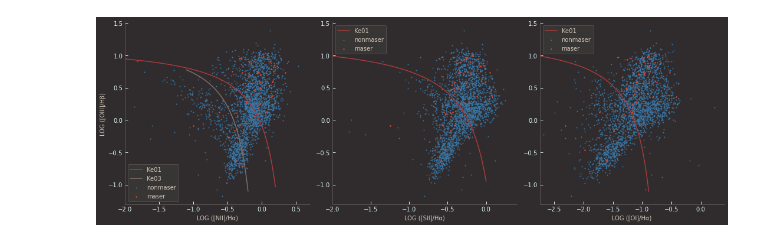
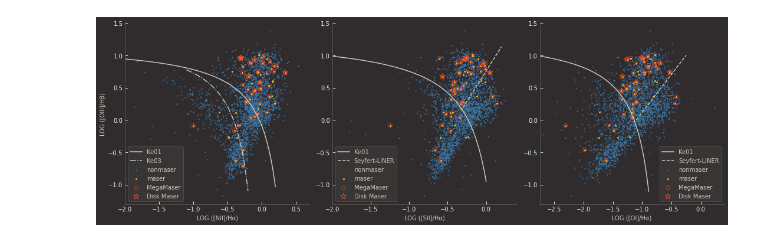
Before and after one commit to MaserResearchConstax23/pyscripts, a Jupyter notebook: optical_data_MPA.ipynb, the cells around one changed output. Drawn from its saved outputs; the diff is of its cells as text; code cells hidden in the pictures.

```diff
--- a/optical_data_MPA.ipynb
+++ b/optical_data_MPA.ipynb
@@ -45,7 +45,13 @@ x_columns = ["N2Ha", "S2Ha", "O1Ha"]
 x_col_labels = ["LOG ([NII]/Hα)","LOG ([SII]/Hα)","LOG ([OI]/Hα)"]
 y_data = all_df["O3Hb"].values
 is_maser = all_df["is_maser"].values
+maser_lum = all_df["maser_lum"].values
+maser_morphology = all_df["maser_morphology"].values
 
+# Create a scatter plot with a star shape marker
+star_marker = plt.Line2D([0.5, 1, 1.5, 0.75, 1.25, 0.5, 1, 1.5, 0.75, 1.25],
+                         [1, 0.75, 1, 0.5, 0.5, 0.25, 0.25, 0.5, 0.75, 0.75],
+                         color='red', marker='*', linestyle='', markersize=10)
 
 # Plotting the data
 for i, ax in enumerate(axes):
@@ -54,49 +60,62 @@ for i, ax in enumerate(axes):
     # Mask for maser and non-maser points
     maser_mask = is_maser == 1
     non_maser_mask = is_maser == 0
+    megamaser_mask = maser_lum >= 10
+    disk_mask = maser_morphology >= 3
+
 
 
     # Plotting non-maser points
     ax.scatter(x_data[non_maser_mask], y_data[non_maser_mask], color="#3978a8",s=1,label ="nonmaser")
 
     # Plotting maser points
-    ax.scatter(x_data[maser_mask], y_data[maser_mask], color="#e6482e",s=2,label="maser")
+    ax.scatter(x_data[maser_mask], y_data[maser_mask], color="#f4b41b",s=4,label="maser")
+    # Overplot megamasers
+    ax.scatter(x_data[megamaser_mask], y_data[megamaser_mask], color="#e6482e",s=40,marker='o',label="MegaMaser",facecolors='none',linewidths=.75)
+    # Overplot disks
+    ax.scatter(x_data[disk_mask], y_data[disk_mask], color="#e6482e",s=100,marker="*",label="Disk Maser",facecolors='none')
 
     if i == 0:
         xvals=np.linspace(-3.5,0.2,1000)
         yvals=(0.6/(xvals-0.47))+1.19
-        ax.plot(xvals,yvals,color="#a93b3b",label="Ke01")
+        ax.plot(xvals,yvals,color="#cfc6b8",label="Ke01")
 
         xvals=np.linspace(-1.1,-.2,1000)
         yvals=(0.6/(xvals-0.05))+1.3
-        ax.plot(xvals,yvals,color="#7d7071",label="Ke03")
+        ax.plot(xvals,yvals,color="#cfc6b8",label="Ke03",linestyle='-.')
         ax.set_xlabel(x_columns[i])
 
         ax.set_xlim(-2, 0.7)  # Set the desired x-range
         ax.set_ylabel("LOG ([OIII]/Hβ)",color='#cfc6b8')
 
     if i == 1:
         xvals=np.linspace(-3.5,0.0,1000)
         yvals=(0.72/(xvals-0.32))+1.30
-        ax.plot(xvals,yvals,color="#a93b3b",label="Ke01")
+        ax.plot(xvals,yvals,color="#cfc6b8",label="Ke01")
+        xvals=np.linspace(-.30,0.2,1000)
+        yvals=(1.89*xvals)+0.76
+        ax.plot(xvals,yvals,color="#cfc6b8",label="Seyfert-LINER", linestyle='--')
         ax.set_xlim(-2, 0.4)  # Set the desired x-range
 
 
     if i == 2:
 
         #0.73/[log([O I]/Hα) + 0.59] + 1.33 < log([O III]/Hβ)
 
         xvals=np.linspace(-3.5,-.89,1000)
         yvals=(0.73/(xvals+0.59))+1.33
-        ax.plot(xvals,yvals,color="#a93b3b",label="Ke01")
+        ax.plot(xvals,yvals,color="#cfc6b8",label="Ke01")
+        xvals=np.linspace(-1.1,-.25,1000)
+        yvals=(1.18*xvals)+1.3
+        ax.plot(xvals,yvals,color="#cfc6b8",label="Seyfert-LINER", linestyle='--')
         ax.set_xlim(-2.75, 0.4)  # Set the desired x-range
 
     ax.set_xlabel(x_col_labels[i],color='#cfc6b8')
     legend = ax.legend()
     set_up_style(ax)
 
 
 plt.tight_layout()
 plt.show()
 # %% [output]
-[figure, old version]
+[figure, new version]
```
Also changed, not shown: parts of 3 cells of this notebook, 6 other files.
